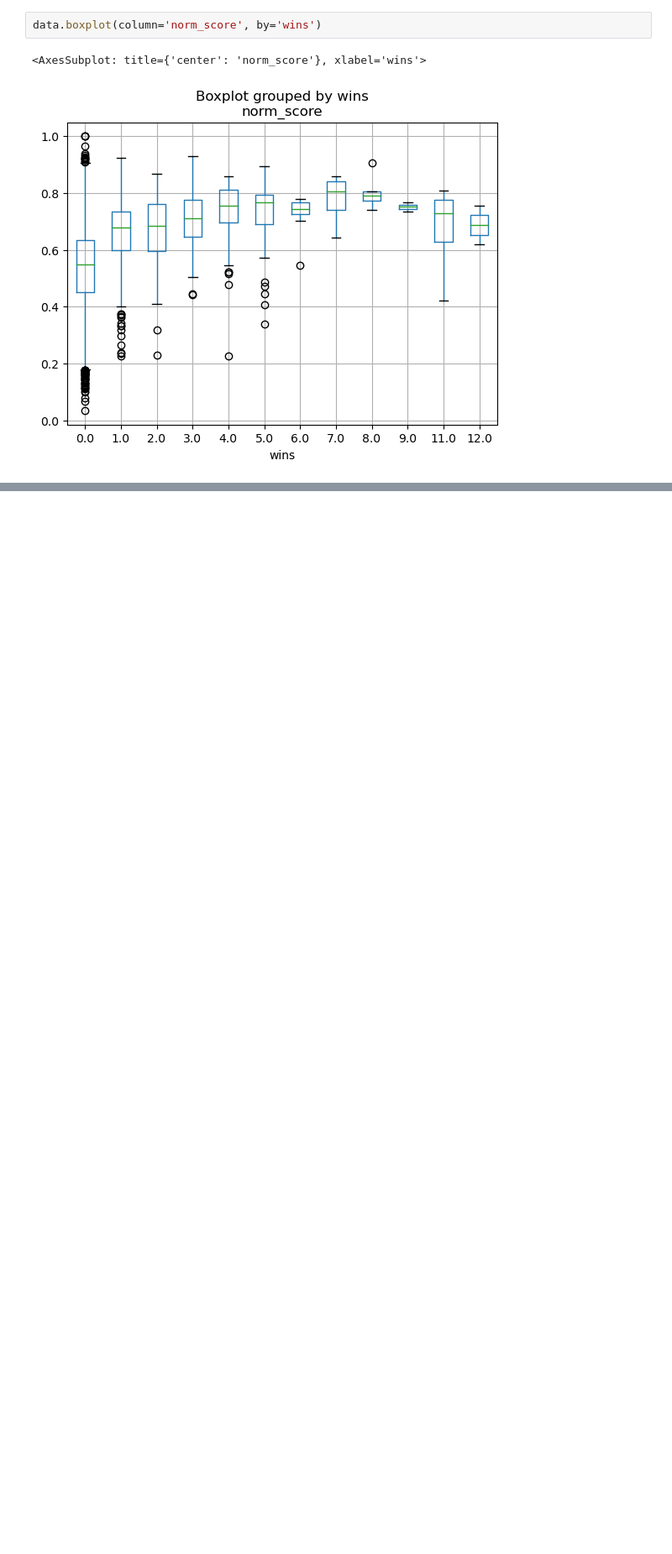
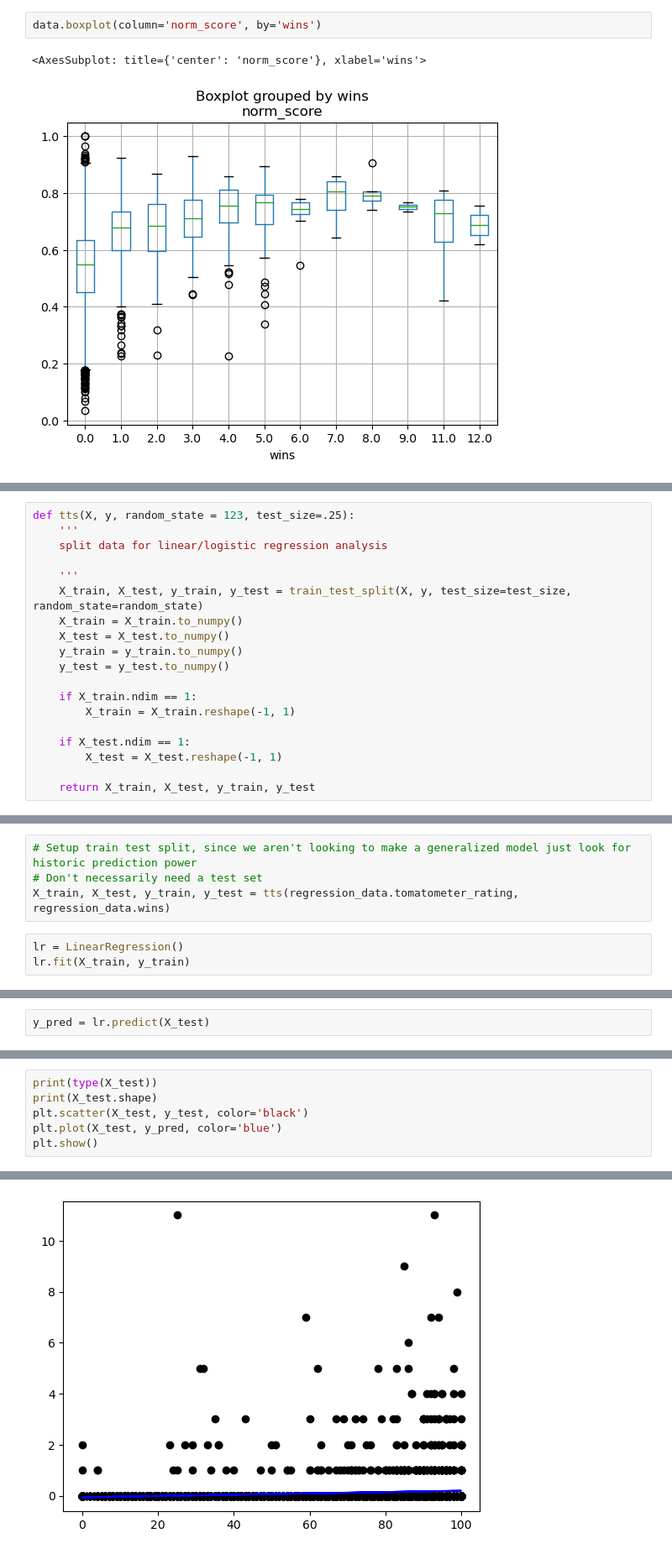
Before and after one commit to Jonathan-Alexander/DATA515-RottenTomatoesAnalysis, a Jupyter notebook: rotten_tomatoes/q2_modeling.ipynb, the cells around one changed output, grey strips where cells are left out. Shown: that part at 84% size. Cells and saved outputs as stored; diff of their text form; blank space fills up the shorter version.

```diff
--- a/rotten_tomatoes/q2_modeling.ipynb
+++ b/rotten_tomatoes/q2_modeling.ipynb
@@ -223,0 +237,19 @@ Name: wins, dtype: int64
+# %%
+def tts(X, y, random_state = 123, test_size=.25):
+    '''
+    split data for linear/logistic regression analysis
+
+    '''
+    X_train, X_test, y_train, y_test = train_test_split(X, y, test_size=test_size, random_state=random_state)
+    X_train = X_train.to_numpy()
+    X_test = X_test.to_numpy()
+    y_train = y_train.to_numpy()
+    y_test = y_test.to_numpy()
+
+    if X_train.ndim == 1:
+        X_train = X_train.reshape(-1, 1)
+
+    if X_test.ndim == 1:
+        X_test = X_test.reshape(-1, 1)
+
+    return X_train, X_test, y_train, y_test
@@ -223,0 +260,7 @@ Name: wins, dtype: int64
+# %%
+# Setup train test split, since we aren't looking to make a generalized model just look for historic prediction power
+# Don't necessarily need a test set
+X_train, X_test, y_train, y_test = tts(regression_data.tomatometer_rating, regression_data.wins)
+# %%
+lr = LinearRegression()
+lr.fit(X_train, y_train)
@@ -223,0 +277,2 @@ Name: wins, dtype: int64
+# %%
+y_pred = lr.predict(X_test)
@@ -223,0 +287,7 @@ Name: wins, dtype: int64
+# %%
+print(type(X_test))
+print(X_test.shape)
+plt.scatter(X_test, y_test, color='black')
+plt.plot(X_test, y_pred, color='blue')
+plt.show()
+# %% [output]
@@ -223,0 +296 @@ Name: wins, dtype: int64
+[figure, added]
```
Also changed, not shown: parts of 30 cells of this notebook.
